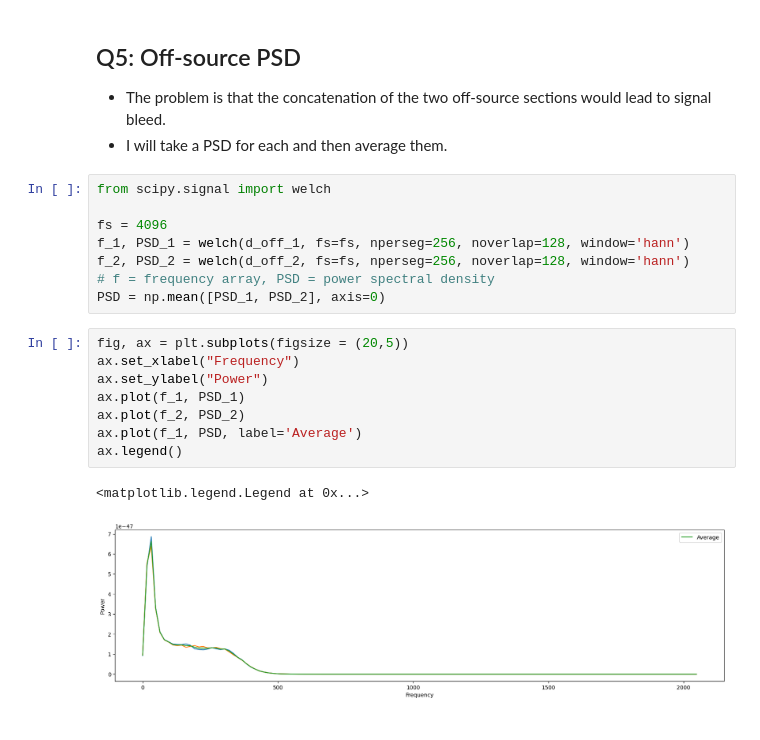
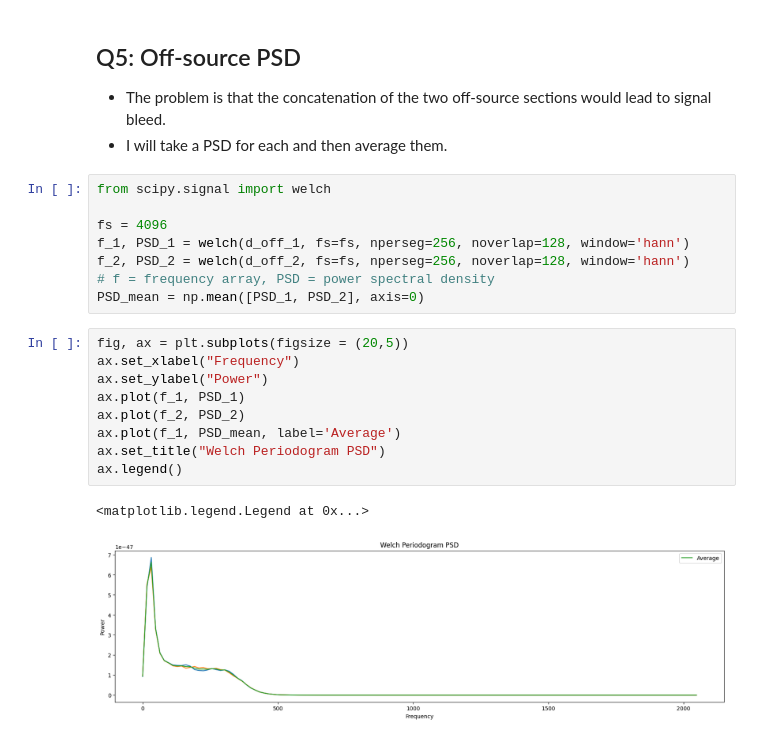
Before and after one commit to JoeyWee1/A5-Gravitational-Waves-QNM-Fitting-CW, a Jupyter notebook: solutions.ipynb, the cells around one changed output. Saved outputs shown, nothing was run; the diff lists cells and outputs as text.

```diff
--- a/solutions.ipynb
+++ b/solutions.ipynb
@@ -362,15 +362,16 @@ fs = 4096
 f_1, PSD_1 = welch(d_off_1, fs=fs, nperseg=256, noverlap=128, window='hann')
 f_2, PSD_2 = welch(d_off_2, fs=fs, nperseg=256, noverlap=128, window='hann')
 # f = frequency array, PSD = power spectral density
-PSD = np.mean([PSD_1, PSD_2], axis=0)
+PSD_mean = np.mean([PSD_1, PSD_2], axis=0)
 # %%
 fig, ax = plt.subplots(figsize = (20,5))
 ax.set_xlabel("Frequency")
 ax.set_ylabel("Power")
 ax.plot(f_1, PSD_1)
 ax.plot(f_2, PSD_2)
-ax.plot(f_1, PSD, label='Average')
+ax.plot(f_1, PSD_mean, label='Average')
+ax.set_title("Welch Periodogram PSD")
 ax.legend()
 # %% [output]
 <matplotlib.legend.Legend at 0x...>
-[figure, old version]
+[figure, new version]
```
Also changed, not shown: parts of 7 cells of this notebook.
